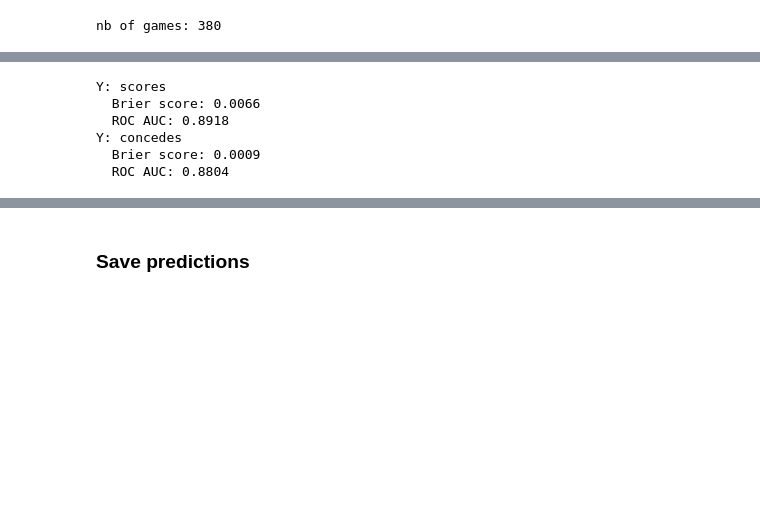
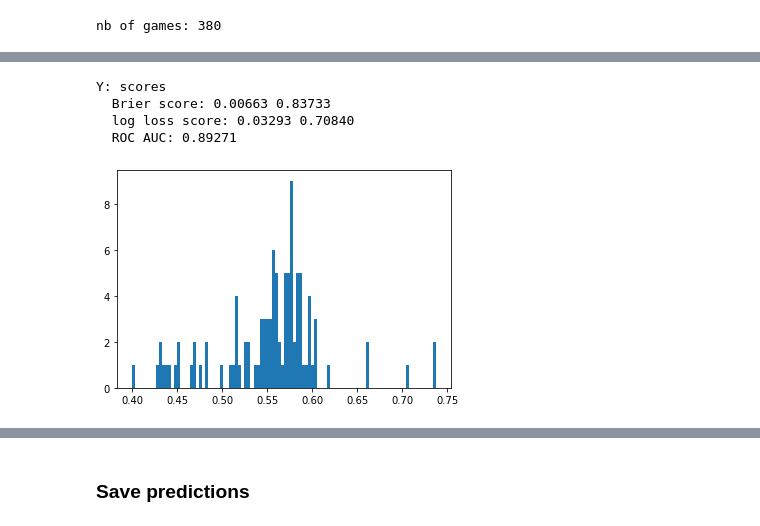
Before and after one commit to TomDecroos/atomic-spadl, a Jupyter notebook: atomic-notebooks/4-estimate-scoring-and-conceding-probabilities.ipynb, the cells around one changed output, grey strips where cells are left out. Drawn from its saved outputs; the diff is of its cells as text; code cells hidden in the pictures; blank space fills up the shorter version.

```diff
--- a/atomic-notebooks/4-estimate-scoring-and-conceding-probabilities.ipynb
+++ b/atomic-notebooks/4-estimate-scoring-and-conceding-probabilities.ipynb
@@ -88,20 +161,25 @@ Wall time: 8min
-# %%
-from sklearn.metrics import brier_score_loss, roc_auc_score
-
-#X,Y = getXY(traingames,Xcols)
-
-X,Y = getXY(testgames,Xcols)
-
-Y_hat = pd.DataFrame()
-for col in Y.columns:
-    Y_hat[col] = [p[1] for p in models[col].predict_proba(X)]
-    print(f"Y: {col}")
-    print(f"  Brier score: %.4f" % brier_score_loss(Y[col],Y_hat[col]))
-    print(f"  ROC AUC: %.4f" % roc_auc_score(Y[col],Y_hat[col]))
-# %% [output]
-Y: scores
-  Brier score: 0.0066
-  ROC AUC: 0.8918
-Y: concedes
-  Brier score: 0.0009
-  ROC AUC: 0.8804
+# %%
+testX,testY = getXY(testgames,Xcols)
+testX = testX.fillna(0)
+# %%
+from sklearn.metrics import brier_score_loss, roc_auc_score, log_loss
+
+def evaluate(y,y_hat):
+    p = sum(y)/len(y)
+    base = [p] * len(y)
+    brier = brier_score_loss(y,y_hat)
+    print(f"  Brier score: %.5f %.5f" % (brier,brier/brier_score_loss(y,base)))
+    ll = log_loss(y,y_hat)
+    print(f"  log loss score: %.5f %.5f" % (ll,ll/log_loss(y,base)))
+    print(f"  ROC AUC: %.5f" % roc_auc_score(y,y_hat))
+
+for col in testY.columns:
+    Y_hat[col] = [p[1] for p in models[col].predict_proba(testX)]
+    #Y_hat[col] = [p for p in models[col].predict(testX)]
+    print(f"Y: {col}")
+    evaluate(testY[col],Y_hat[col])
+# %% [output]
+Y: scores
+  Brier score: 0.00663 0.83733
+  log loss score: 0.03293 0.70840
+  ROC AUC: 0.89271
@@ -107,0 +190,7 @@ Y: concedes
+# %%
+import matplotlib.pyplot as plt
+plt.hist(Y_hat[testX.type_shot_penalty_a0.values].scores,
+         bins=100)
+plt.show()
+# %% [output]
+[figure, added]
```
Also changed, not shown: parts of 17 cells of this notebook, 8 other files.
